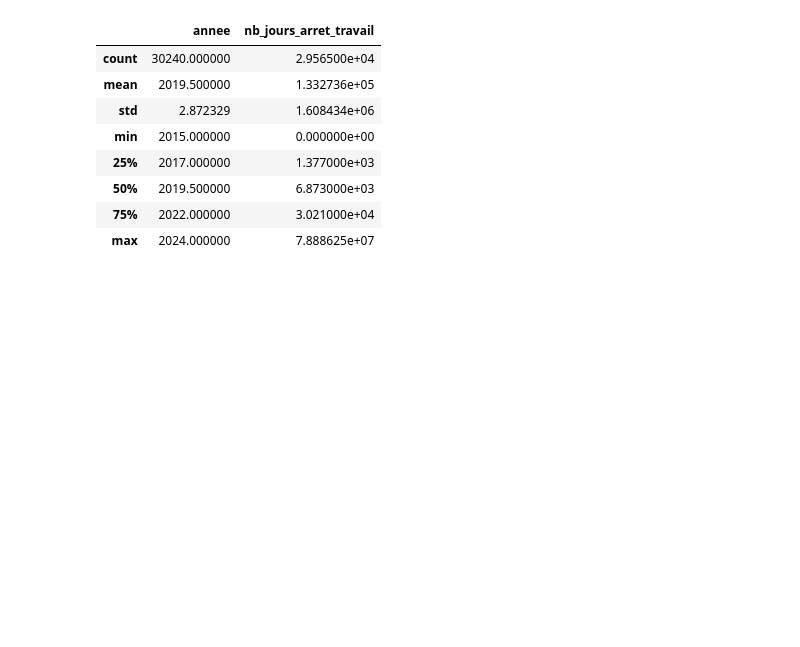
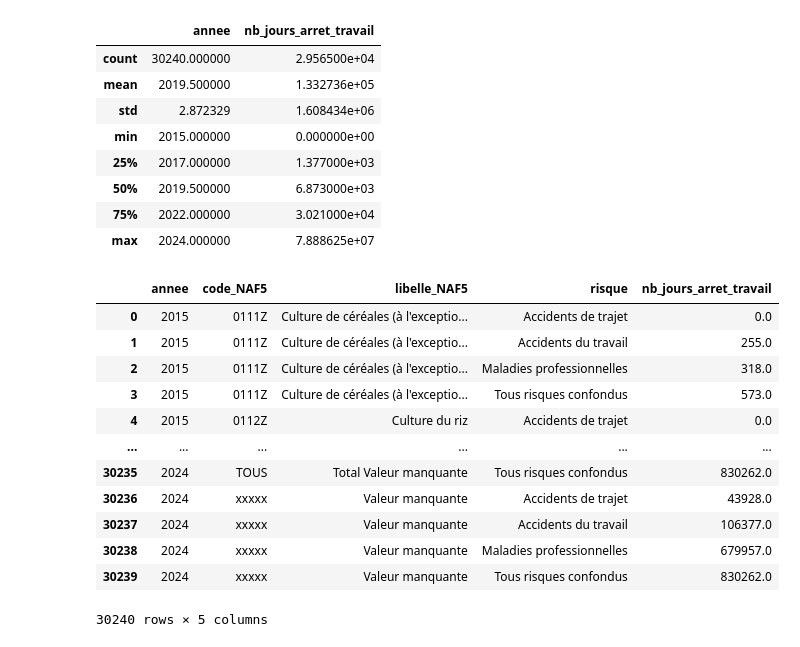
Before and after one commit to hannaabboudjr-alt/Hanna_brief_13, a Jupyter notebook: Desktop/13/exploration.ipynb, the cells around one changed output. Cells and saved outputs as stored; diff of their text form; code cells hidden in the pictures; blank space fills up the shorter version.

```diff
--- a/Desktop/13/exploration.ipynb
+++ b/Desktop/13/exploration.ipynb
@@ -2,6 +2,7 @@
 import pandas as pd
 import numpy as np
 
-df_ar_sa = pd.read_csv("arrets-de-travail-par-secteur-d-activite-naf-1-et-naf-5.csv", sep=";")
-print("Loaded successfully! Shape:", df_ar_sa.shape)
+df_activite = pd.read_csv("arrets-de-travail-par-secteur-d-activite-naf-1-et-naf-5.csv", sep=";")
+
+print("Loaded successfully! Shape:", df_activite)
 # %% [output]
@@ -34,3 +51,21 @@ df_ar_sa.describe()
 | 50% | 2019.500000 | 6.873000e+03 |
 | 75% | 2022.000000 | 3.021000e+04 |
 | max | 2024.000000 | 7.888625e+07 |
+# %%
+df_activite.drop(columns=["NAF1","code_NAF1","libelle_NAF1","NAF5","nb_jours_arret_travail_txt"], inplace=True)
+# %%
+df_activite
+# %% [output]
+|  | annee | code_NAF5 | libelle_NAF5 | risque | nb_jours_arret_travail |
+| 0 | 2015 | 0111Z | Culture de céréales (à l'exceptio... | Accidents de trajet | 0.0 |
+| 1 | 2015 | 0111Z | Culture de céréales (à l'exceptio... | Accidents du travail | 255.0 |
+| 2 | 2015 | 0111Z | Culture de céréales (à l'exceptio... | Maladies professionnelles | 318.0 |
+| 3 | 2015 | 0111Z | Culture de céréales (à l'exceptio... | Tous risques confondus | 573.0 |
+| 4 | 2015 | 0112Z | Culture du riz | Accidents de trajet | 0.0 |
+| ... | ... | ... | ... | ... | ... |
+| 30235 | 2024 | TOUS | Total Valeur manquante | Tous risques confondus | 830262.0 |
+| 30236 | 2024 | xxxxx | Valeur manquante | Accidents de trajet | 43928.0 |
+| 30237 | 2024 | xxxxx | Valeur manquante | Accidents du travail | 106377.0 |
+| 30238 | 2024 | xxxxx | Valeur manquante | Maladies professionnelles | 679957.0 |
+| 30239 | 2024 | xxxxx | Valeur manquante | Tous risques confondus | 830262.0 |
+30240 rows × 5 columns
```
Also changed, not shown: parts of 28 cells of this notebook, 3 other files.
